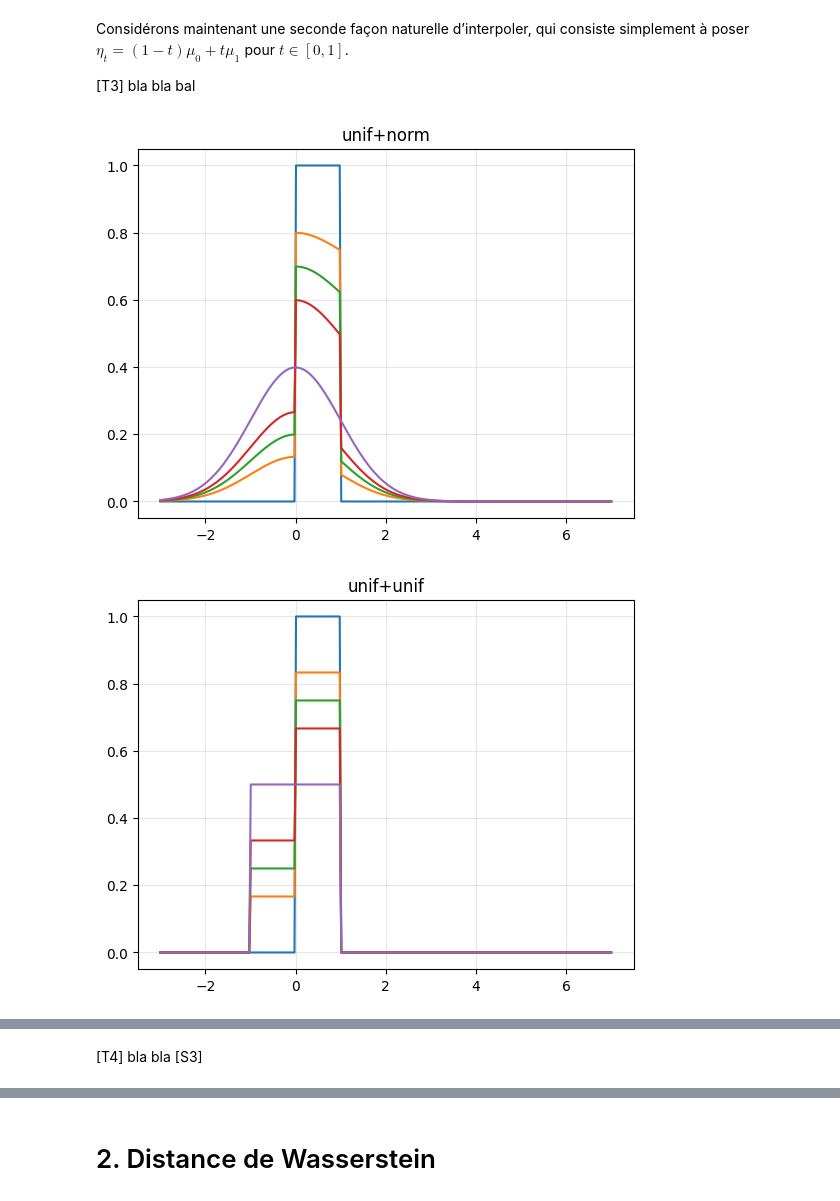
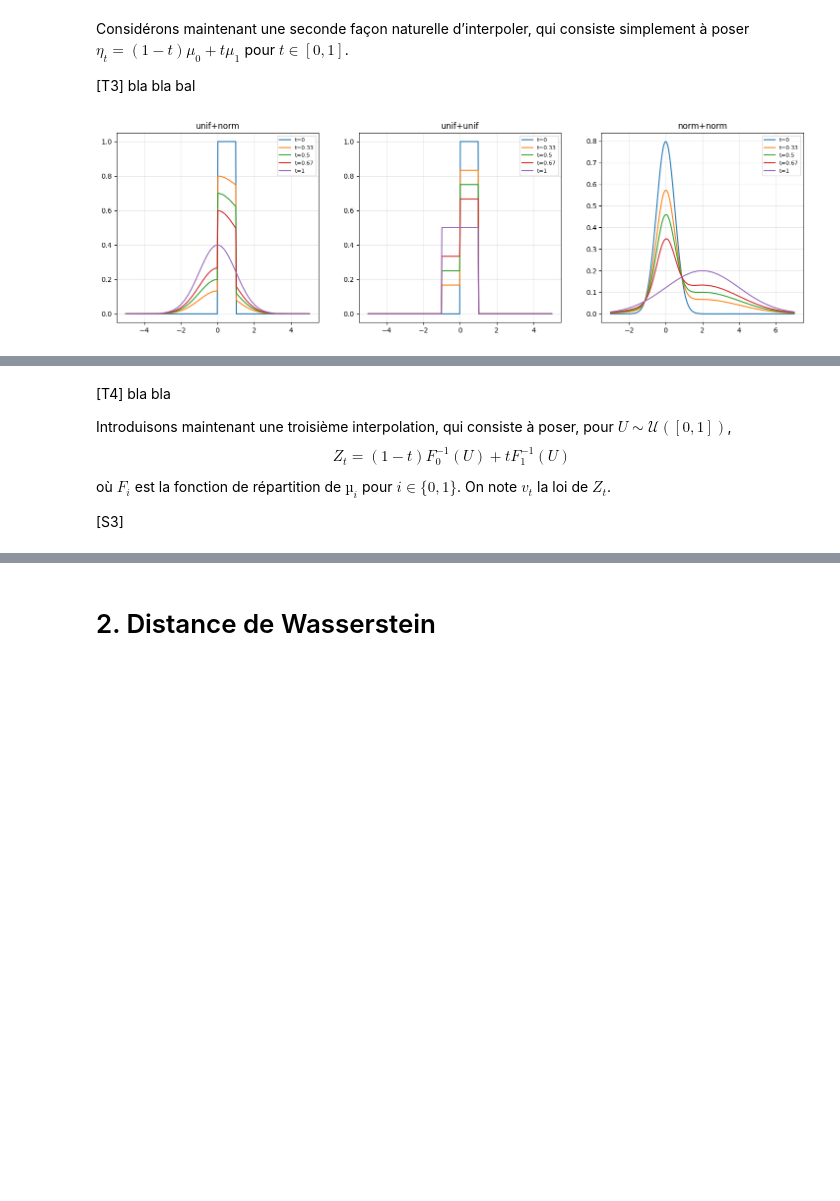
Before and after one commit to GPotoshin/Interpolation-entre-mesures-de-probabilit-s-Python-Project, a Jupyter notebook: final_notebook.ipynb, the cells around one changed output, grey strips where cells are left out. Cells and saved outputs as stored; diff of their text form; code cells hidden in the pictures; blank space fills up the shorter version.

```diff
--- a/final_notebook.ipynb
+++ b/final_notebook.ipynb
@@ -126,16 +133,20 @@ $\eta_t =(1-t)\mu_0+t\mu_1$ pour $t\in[0,1]$.
 
 [T3] bla bla bal
 # %%
-def meas_inter(f, g, name):
-    plt.title(name)
-    plt.grid(True, alpha=0.3)
-    for t in Lt:
-        plt.plot(Lx, (1-t)*f.pdf(Lx) + t*g.pdf(Lx), label=f"t = {t}")
-    plt.show()
+ctx.reset()
+ctx.Lx = np.linspace(-5,5,300)
 
-meas_inter(uniform, norm, "unif+norm")
-meas_inter(uniform, uniform(loc=-1, scale=2), "unif+unif")
-meas_inter(norm(scale=0.5), norm(loc=2, scale=2), "norm+norm")
+def meas_inter(ctx, f, g, name):
+    ax = ctx.next_axe()
+    for t in ctx.Lt:
+        ax.plot(ctx.Lx, (1-t)*f.pdf(ctx.Lx) + t*g.pdf(ctx.Lx), label=f"t="+str(round(t, 2)))
+    end_axe(ax, name)
+
+meas_inter(ctx, uniform, norm, "unif+norm")
+meas_inter(ctx, uniform, uniform(loc=-1, scale=2), "unif+unif")
+
+ctx.Lx = np.linspace(-3,7,300)
+meas_inter(ctx, norm(scale=0.5), norm(loc=2, scale=2), "norm+norm")
+plt.show()
 # %% [output]
-[figure, old version]
+[figure, new version]
-[figure, removed]
@@ -143,3 +153,10 @@ meas_inter(norm(scale=0.5), norm(loc=2, scale=2), "norm+norm")
 # %% [markdown]
 [T4] bla bla
+
+Introduisons maintenant une troisième interpolation, qui consiste à poser, pour $U\sim \mathcal U([0,1])$,
+$$
+Z_t =(1-t)F^{-1}_0(U) + tF^{-1}_1 (U)
+$$
+où $F_i$ est la fonction de répartition de $µ_i$ pour $i\in\{0,1\}$. On note $v_t$ la loi de $Z_t$.
+
 [S3]
```
Also changed, not shown: parts of 7 cells of this notebook, 1 other file.
